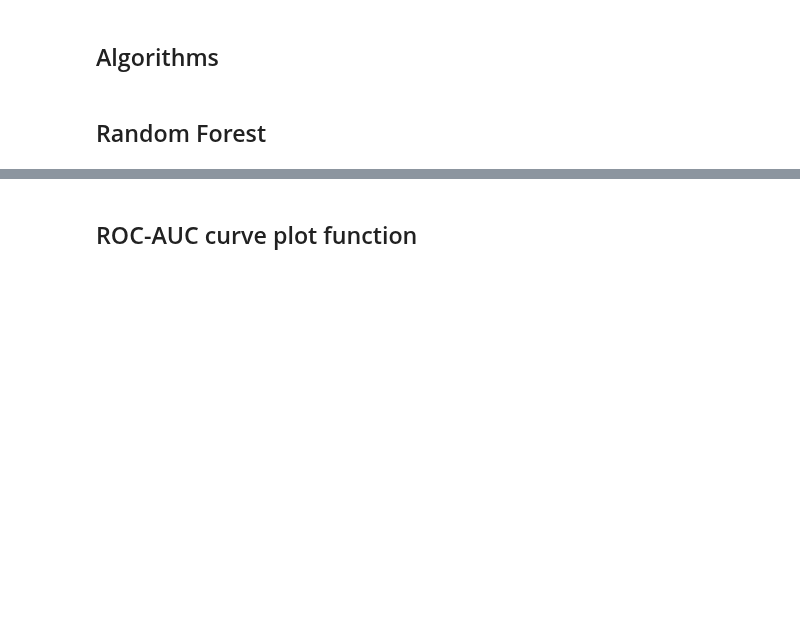
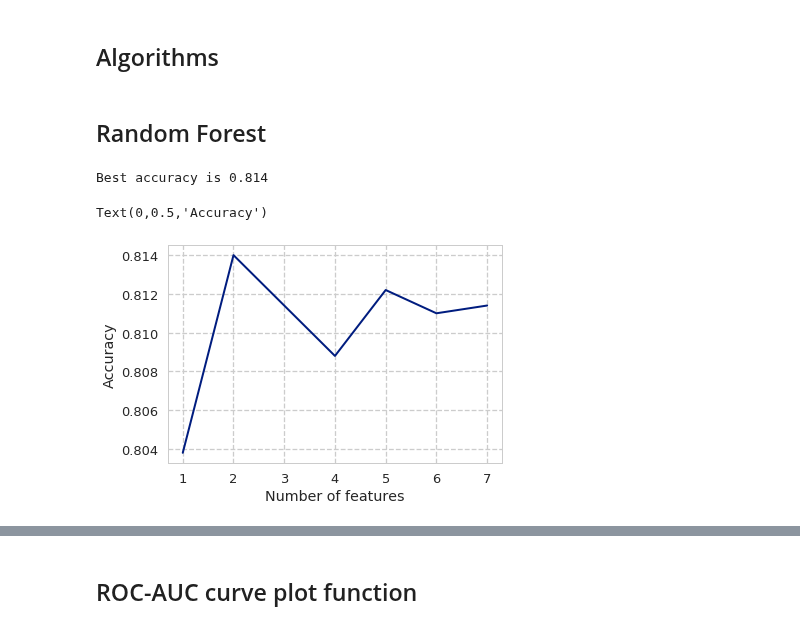
Before and after one commit to harishpuvvada/LoanDefault-Prediction, a Jupyter notebook: Loan_Default_Prediction.ipynb, the cells around one changed output, grey strips where cells are left out. Cells and saved outputs as stored; diff of their text form; code cells hidden in the pictures; blank space fills up the shorter version.

```diff
--- a/Loan_Default_Prediction.ipynb
+++ b/Loan_Default_Prediction.ipynb
@@ -256,19 +256,26 @@ bs_train, bs_test = train_test_split(data_clean, test_size = 0.33, random_state=
 # %%
 from sklearn.model_selection import GridSearchCV
 def cross_validation_best_parameters(model, param_grid):
     grid = GridSearchCV(model, param_grid,cv=10, scoring='accuracy')
+    X=data_clean.iloc[:,:-1].values
+    y=data_clean.iloc[:,-1].values
     grid.fit(X,y)
     mean_scores = [result.mean_validation_score for result in grid.grid_scores_]
+    return mean_scores,grid.best_score_,grid.best_estimator_
 
 rf = RandomForestClassifier(criterion='gini', random_state=0)
-maxFeatures = range(4,17)
+maxFeatures = range(1,data_clean.shape[1]-1)
 param_grid = dict(max_features=maxFeatures)
 mean_scores,Best_Accuracy, Best_classifier = cross_validation_best_parameters(rf,param_grid)
-print(Best_Accuracy)
+print("Best accuracy is "+ str(Best_Accuracy))
 
 plt.plot(maxFeatures,mean_scores)
 plt.xlabel('Number of features')
 plt.ylabel('Accuracy')
+# %% [output]
+Best accuracy is 0.814
+Text(0,0.5,'Accuracy')
+[figure, added]
 # %%
 randomForest = RandomForestClassifier(criterion = "gini")
 randomForest.fit(X_train,y_train)
```
Also changed, not shown: parts of 17 cells of this notebook.
